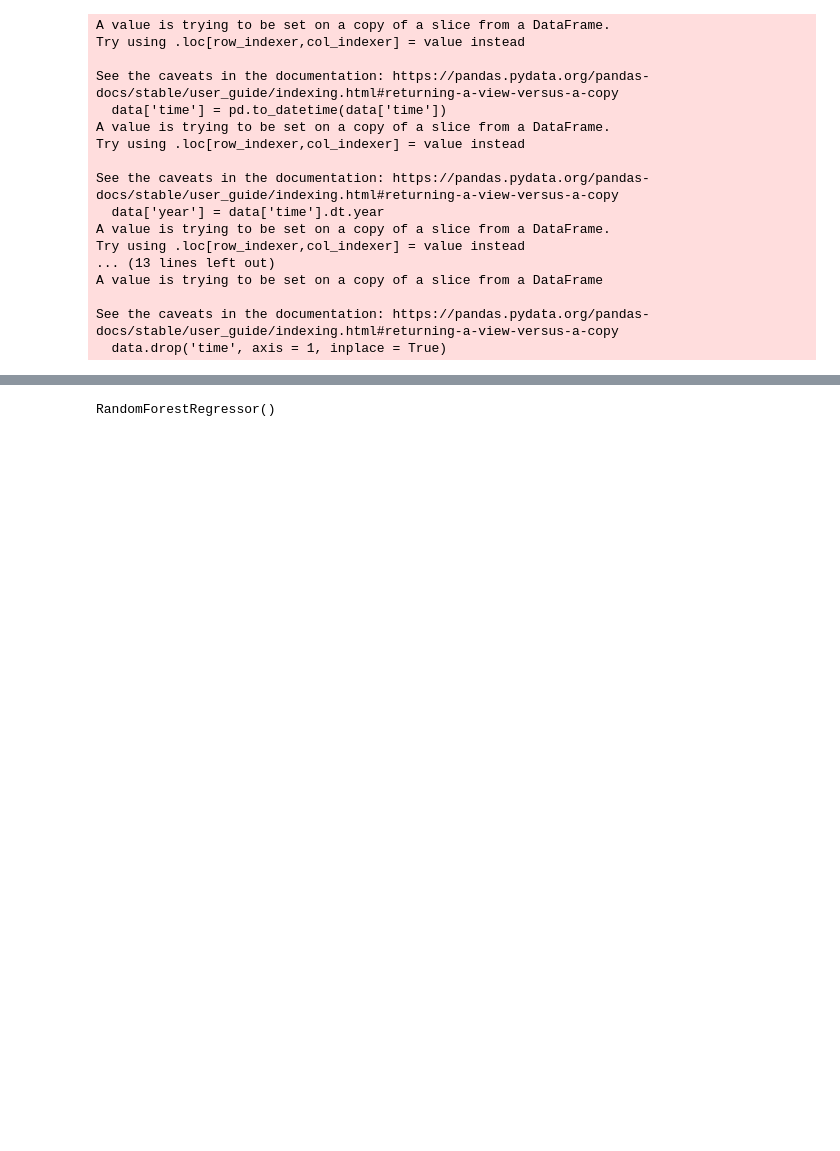
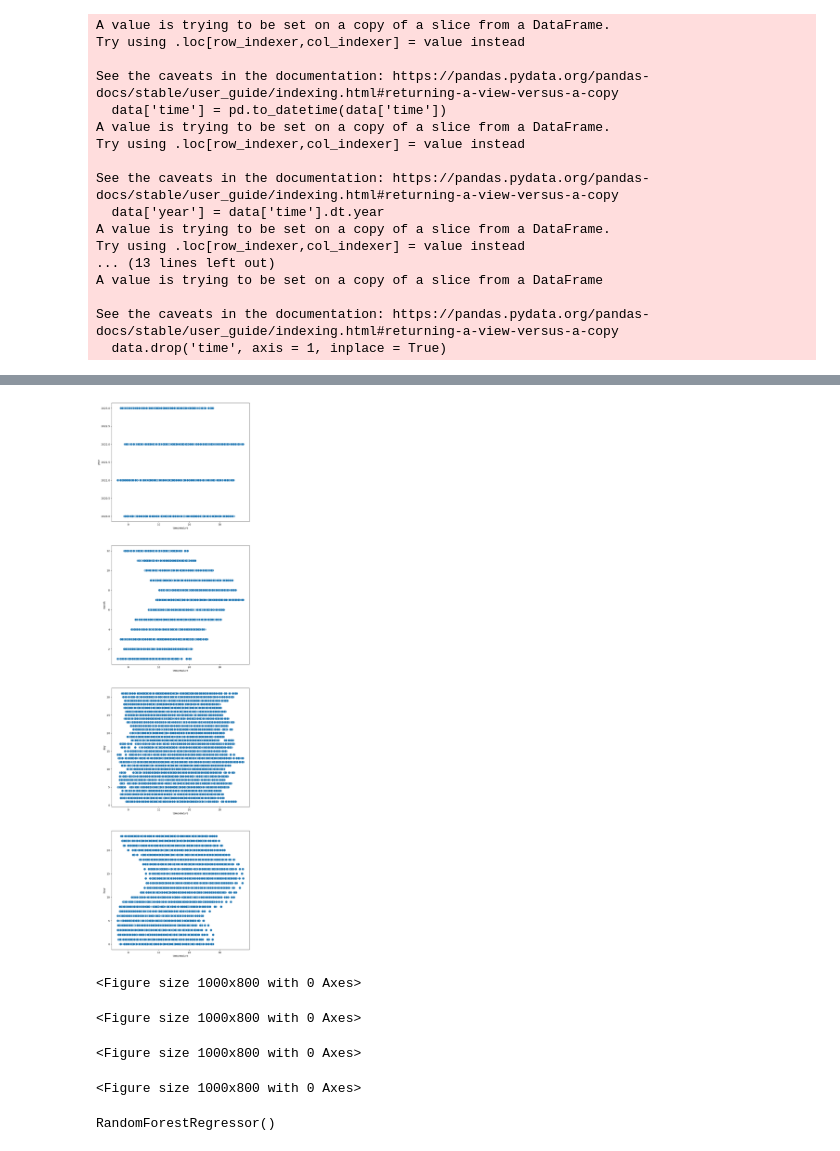
Before and after one commit to edumagalhaes10/SA, a Jupyter notebook: ML/weather_forecast.ipynb, the cells around one changed output, grey strips where cells are left out. Drawn from its saved outputs; the diff is of its cells as text; code cells hidden in the pictures; blank space fills up the shorter version.

```diff
--- a/ML/weather_forecast.ipynb
+++ b/ML/weather_forecast.ipynb
@@ -101,3 +152,26 @@ See the caveats in the documentation: https://pandas.pydata.org/pandas-docs/stab
+# %%
+def relation_with_temperature(df):
+    n_cols = 1; n_lines = 4
+    fig, axs = plt.subplots(n_lines,n_cols,figsize=(10,40))
+
+    cols = list(df.columns)
+    cols.remove("temperature")
+    i = 0; j = 0
+    for c in cols:
+        plt.figure(figsize = (10,8))
+        sns.scatterplot(data=df, x = 'temperature', s = 100, y = c, ax = axs[i])
+        j = j + 1
+        if(j == n_cols):
+            i=i+1
+            j = 0
+
+relation_with_temperature(data)
+# %% [output]
+[figure, added]
+<Figure size 1000x800 with 0 Axes>
+<Figure size 1000x800 with 0 Axes>
+<Figure size 1000x800 with 0 Axes>
+<Figure size 1000x800 with 0 Axes>
 # %%
 # Separate the features (day and hour) from the target variable (temperature)
 X = data.drop(['temperature'], axis = 1)
```
Also changed, not shown: parts of 9 cells of this notebook.
